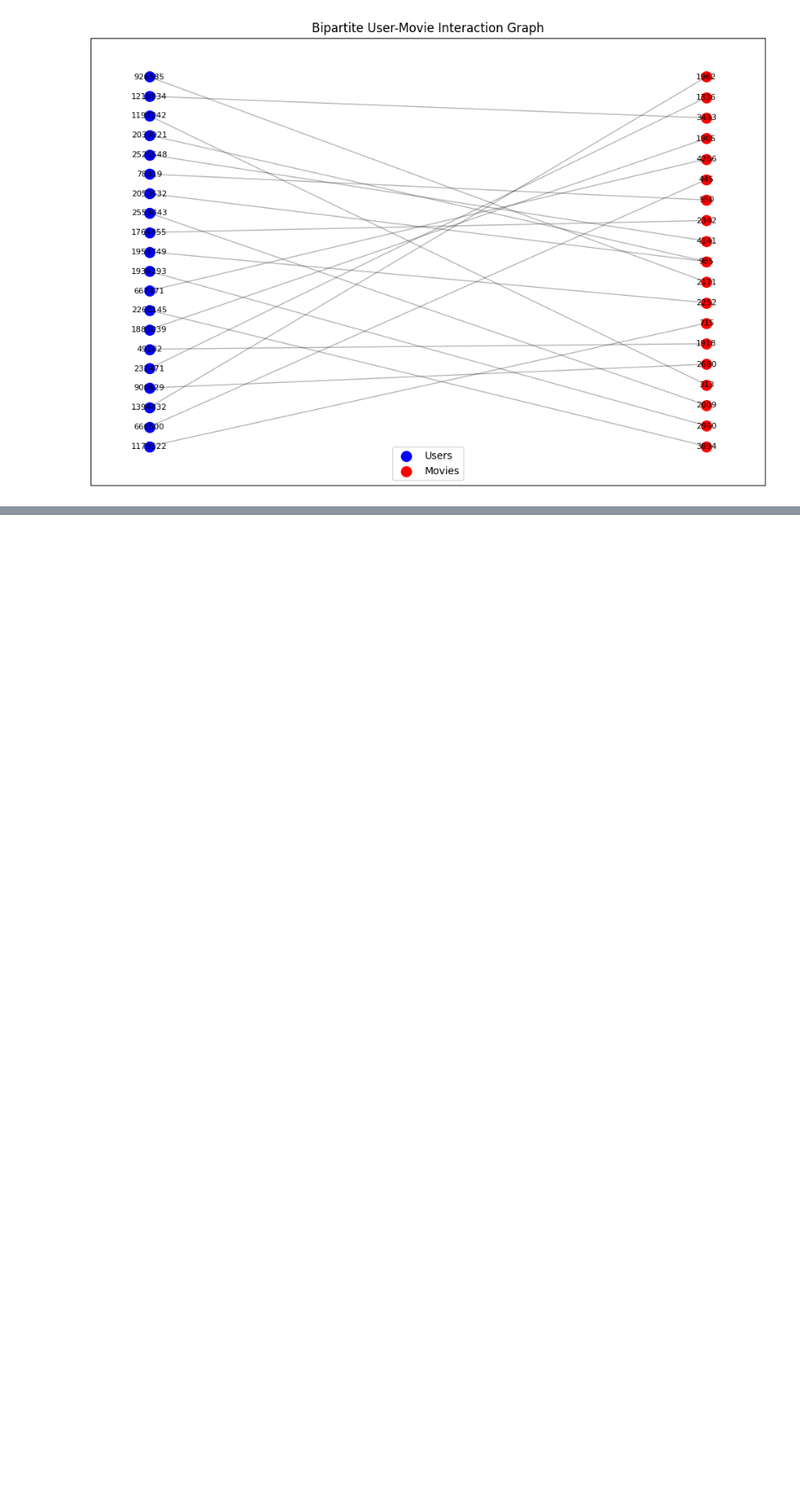
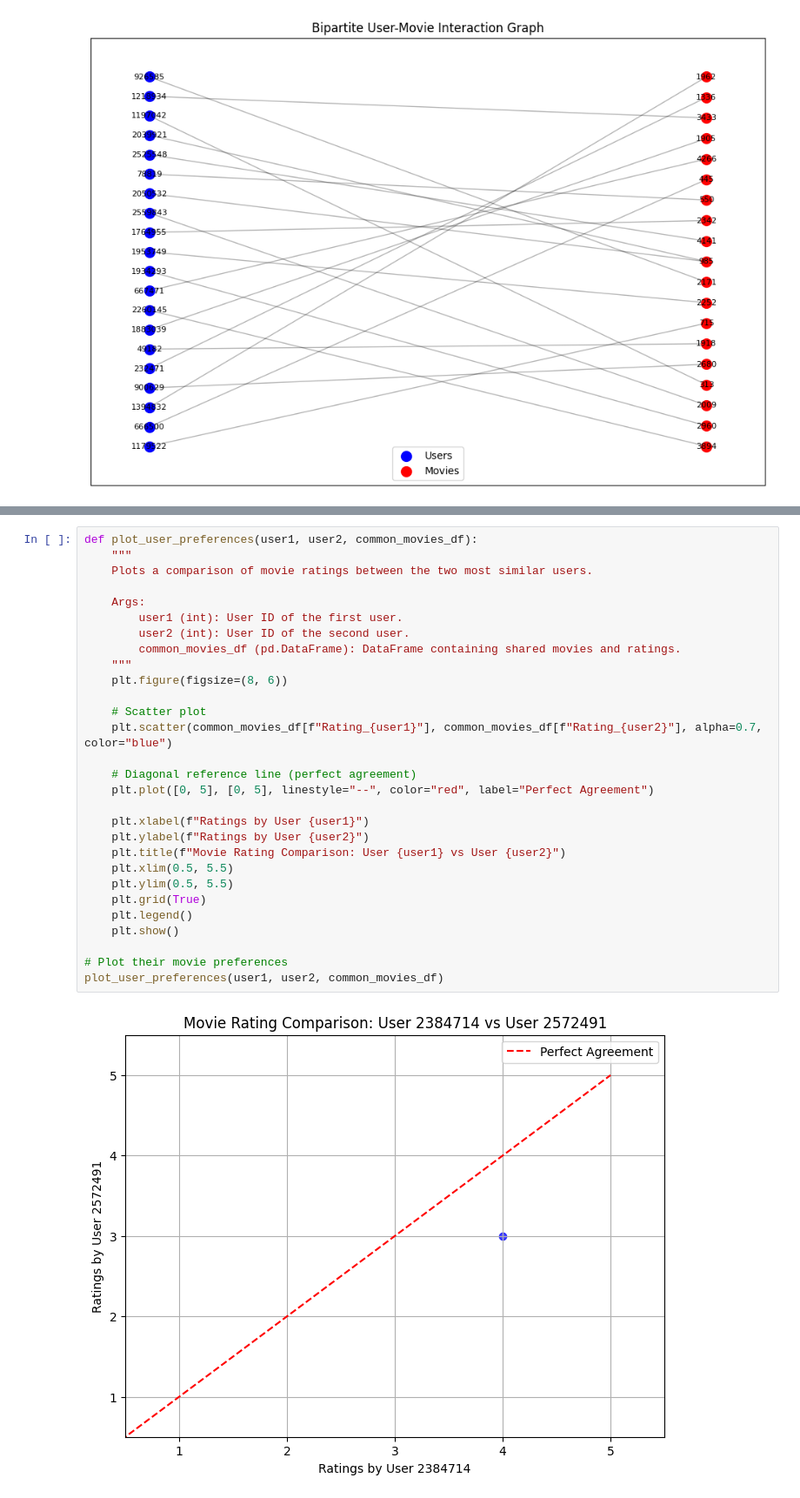
Before and after one commit to alessandrogentili001/Social-Networks-and-Recommendation-Systems, a Jupyter notebook: week_13/lab13.ipynb, the cells around one changed output, grey strips where cells are left out. Shown at 87% size. Drawn from its saved outputs; the diff is of its cells as text; blank space fills up the shorter version.

```diff
--- a/week_13/lab13.ipynb
+++ b/week_13/lab13.ipynb
@@ -388,0 +546,31 @@ plot_bipartite_graph(G)
+# %%
+def plot_user_preferences(user1, user2, common_movies_df):
+    """
+    Plots a comparison of movie ratings between the two most similar users.
+
+    Args:
+        user1 (int): User ID of the first user.
+        user2 (int): User ID of the second user.
+        common_movies_df (pd.DataFrame): DataFrame containing shared movies and ratings.
+    """
+    plt.figure(figsize=(8, 6))
+
+    # Scatter plot
+    plt.scatter(common_movies_df[f"Rating_{user1}"], common_movies_df[f"Rating_{user2}"], alpha=0.7, color="blue")
+
+    # Diagonal reference line (perfect agreement)
+    plt.plot([0, 5], [0, 5], linestyle="--", color="red", label="Perfect Agreement")
+
+    plt.xlabel(f"Ratings by User {user1}")
+    plt.ylabel(f"Ratings by User {user2}")
+    plt.title(f"Movie Rating Comparison: User {user1} vs User {user2}")
+    plt.xlim(0.5, 5.5)
+    plt.ylim(0.5, 5.5)
+    plt.grid(True)
+    plt.legend()
+    plt.show()
+
+# Plot their movie preferences
+plot_user_preferences(user1, user2, common_movies_df)
+# %% [output]
+[figure, added]
```
Also changed, not shown: parts of 8 cells of this notebook.
